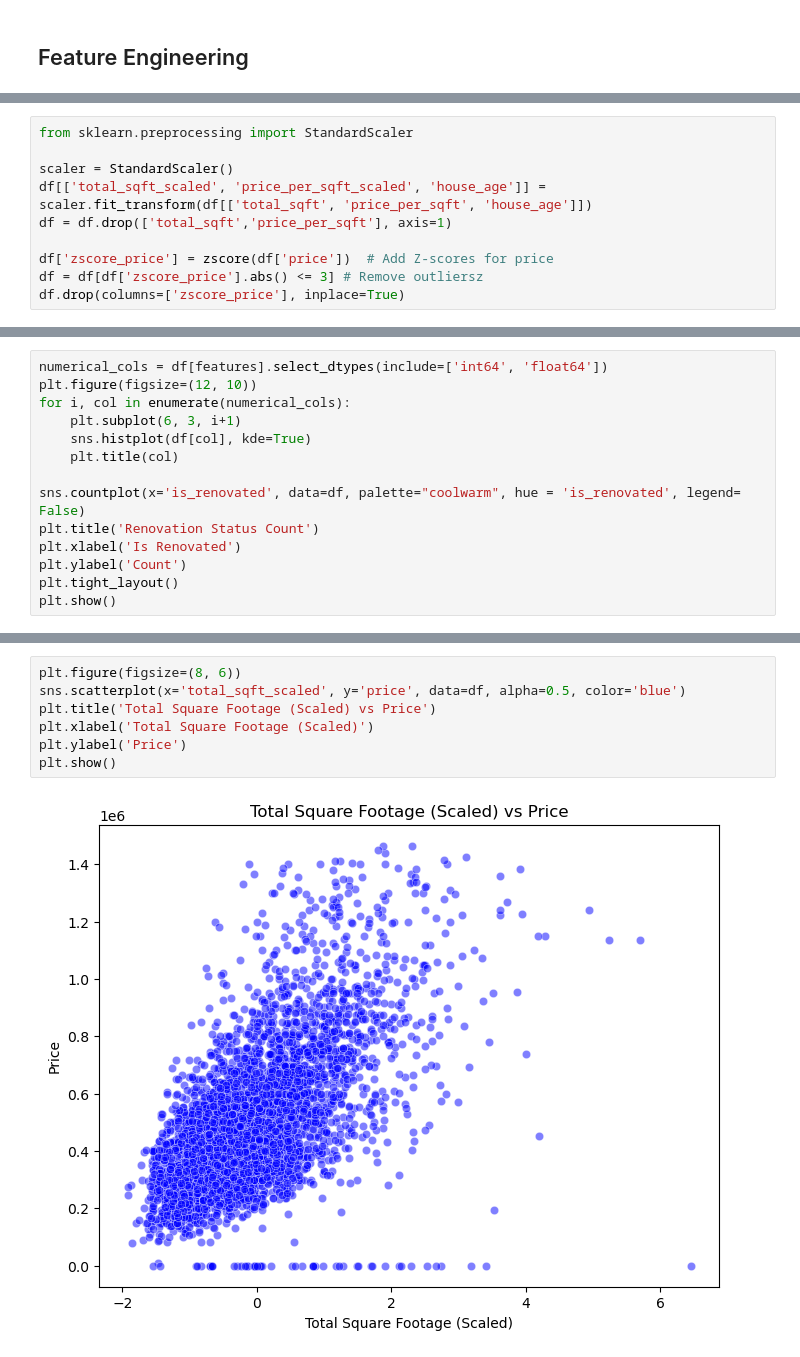
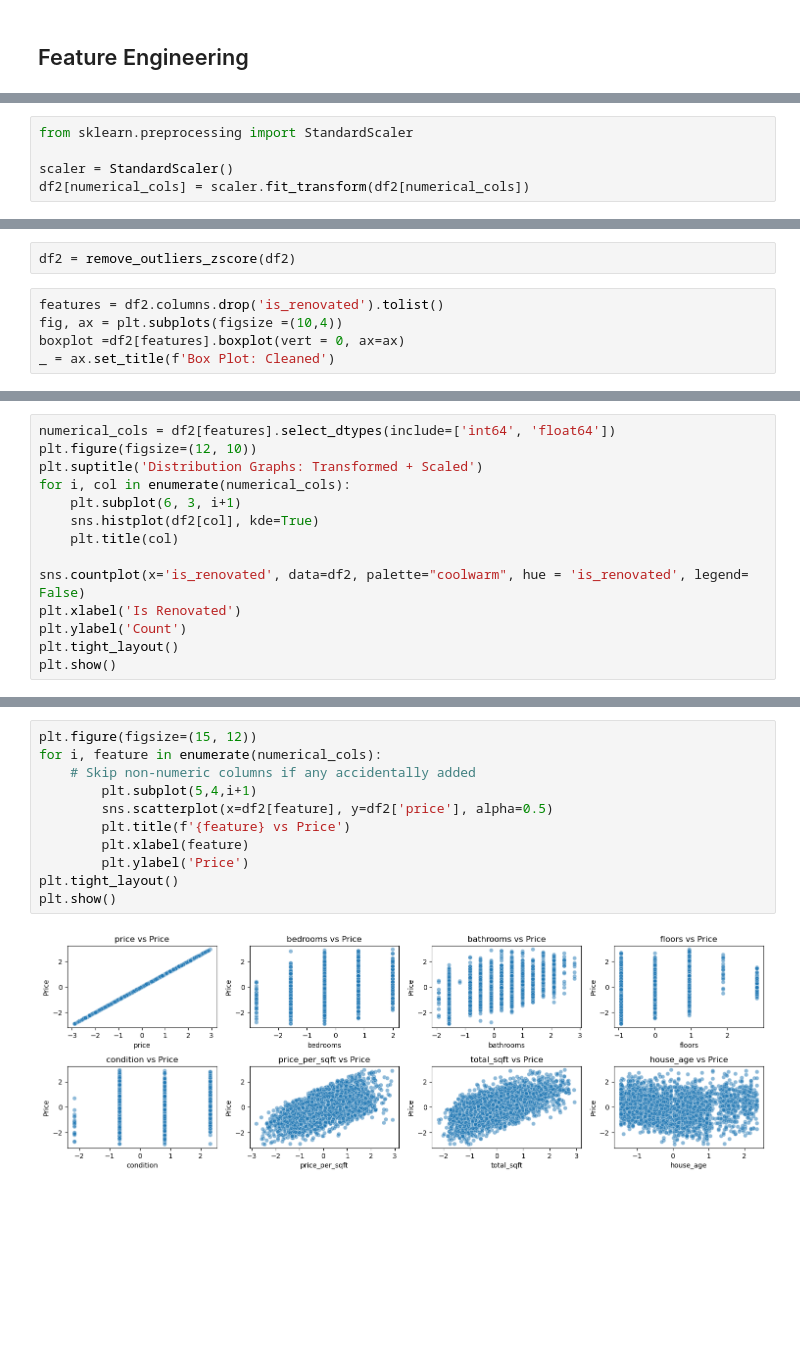
Before and after one commit to CL-Frank/MLG382_CYOProject, a Jupyter notebook: notebooks/modeling.ipynb, the cells around one changed output, grey strips where cells are left out. Cells and saved outputs as stored; diff of their text form; blank space fills up the shorter version.

```diff
--- a/notebooks/modeling.ipynb
+++ b/notebooks/modeling.ipynb
@@ -206,9 +369,4 @@ df = df.drop(['yr_renovated', 'waterfront', 'view', 'yr_built', 'sqft_living','s
 from sklearn.preprocessing import StandardScaler
 
 scaler = StandardScaler()
-df[['total_sqft_scaled', 'price_per_sqft_scaled', 'house_age']] = scaler.fit_transform(df[['total_sqft', 'price_per_sqft', 'house_age']])
-df = df.drop(['total_sqft','price_per_sqft'], axis=1)
-
-df['zscore_price'] = zscore(df['price'])  # Add Z-scores for price
-df = df[df['zscore_price'].abs() <= 3] # Remove outliersz
-df.drop(columns=['zscore_price'], inplace=True)
+df2[numerical_cols] = scaler.fit_transform(df2[numerical_cols])
@@ -221,0 +393,7 @@ _ = ax.set_title(f'Box Plot: Cleaned')
+# %%
+df2 = remove_outliers_zscore(df2)
+# %%
+features = df2.columns.drop('is_renovated').tolist()
+fig, ax = plt.subplots(figsize =(10,4))
+boxplot =df2[features].boxplot(vert = 0, ax=ax)
+_ = ax.set_title(f'Box Plot: Cleaned')
@@ -222,13 +402,13 @@ _ = ax.set_title(f'Box Plot: Cleaned')
 # %%
-numerical_cols = df[features].select_dtypes(include=['int64', 'float64'])
+numerical_cols = df2[features].select_dtypes(include=['int64', 'float64'])
 plt.figure(figsize=(12, 10))
+plt.suptitle('Distribution Graphs: Transformed + Scaled')
 for i, col in enumerate(numerical_cols):
     plt.subplot(6, 3, i+1)
-    sns.histplot(df[col], kde=True)
+    sns.histplot(df2[col], kde=True)
     plt.title(col)
 
-sns.countplot(x='is_renovated', data=df, palette="coolwarm", hue = 'is_renovated', legend= False)
-plt.title('Renovation Status Count')
+sns.countplot(x='is_renovated', data=df2, palette="coolwarm", hue = 'is_renovated', legend= False)
 plt.xlabel('Is Renovated')
 plt.ylabel('Count')
 plt.tight_layout()
@@ -246,9 +430,13 @@ plt.show()
 # %%
-plt.figure(figsize=(8, 6))
-sns.scatterplot(x='total_sqft_scaled', y='price', data=df, alpha=0.5, color='blue')
-plt.title('Total Square Footage (Scaled) vs Price')
-plt.xlabel('Total Square Footage (Scaled)')
-plt.ylabel('Price')
+plt.figure(figsize=(15, 12))
+for i, feature in enumerate(numerical_cols):
+    # Skip non-numeric columns if any accidentally added
+        plt.subplot(5,4,i+1)
+        sns.scatterplot(x=df2[feature], y=df2['price'], alpha=0.5)
+        plt.title(f'{feature} vs Price')
+        plt.xlabel(feature)
+        plt.ylabel('Price')
+plt.tight_layout()
 plt.show()
 # %% [output]
-[figure, old version]
+[figure, new version]
```
Also changed, not shown: parts of 41 cells of this notebook.
